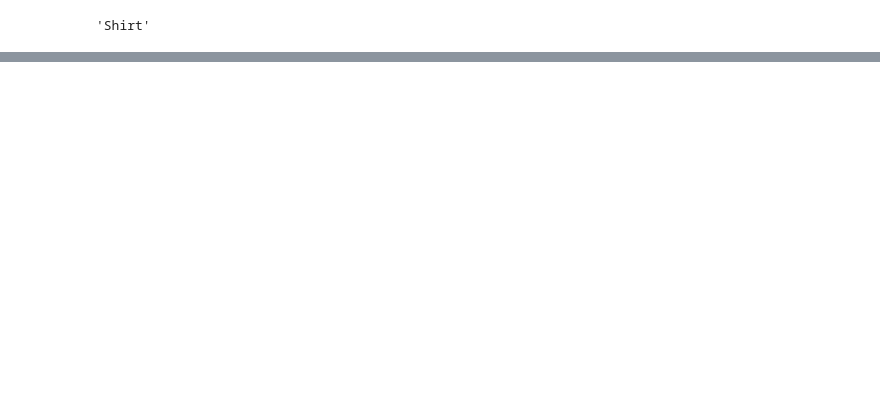
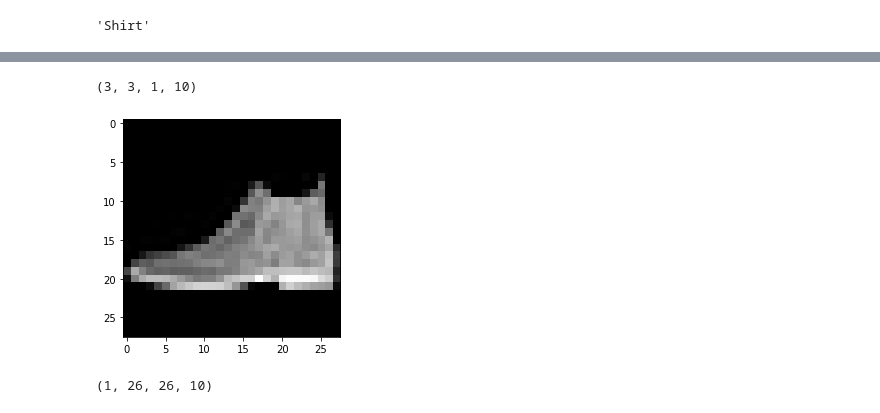
Before and after one commit to anshupandey/Machine_Learning_Training, a Jupyter notebook: fidelity/04082021_image_classification_CNN.ipynb, the cells around one changed output, grey strips where cells are left out. Drawn from its saved outputs; the diff is of its cells as text; code cells hidden in the pictures; blank space fills up the shorter version.

Commit message:
modified image classification code

```diff
--- a/fidelity/04082021_image_classification_CNN.ipynb
+++ b/fidelity/04082021_image_classification_CNN.ipynb
@@ -190,0 +216,16 @@ pd.DataFrame(metrics.confusion_matrix(ytest2,ypred),columns=cnames,index=cnames)
+# %%
+firstwt = wt[0].numpy()
+firstwt.shape
+# %% [output]
+(3, 3, 1, 10)
+# %%
+model2 = models.Model(inputs=ip,outputs=conv1)
+plt.imshow(xtest[0].reshape(28,28),cmap='gray')
+plt.show()
+# %% [output]
+[figure, added]
+# %%
+preds = model2.predict(xtest[0].reshape(1,28,28,1))
+preds.shape
+# %% [output]
+(1, 26, 26, 10)
```
Also changed, not shown: parts of 8 cells of this notebook.
